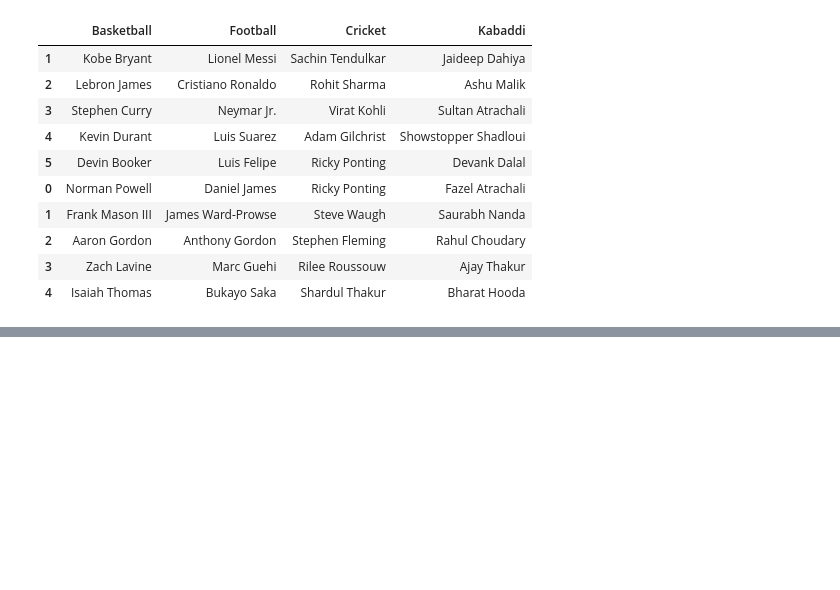
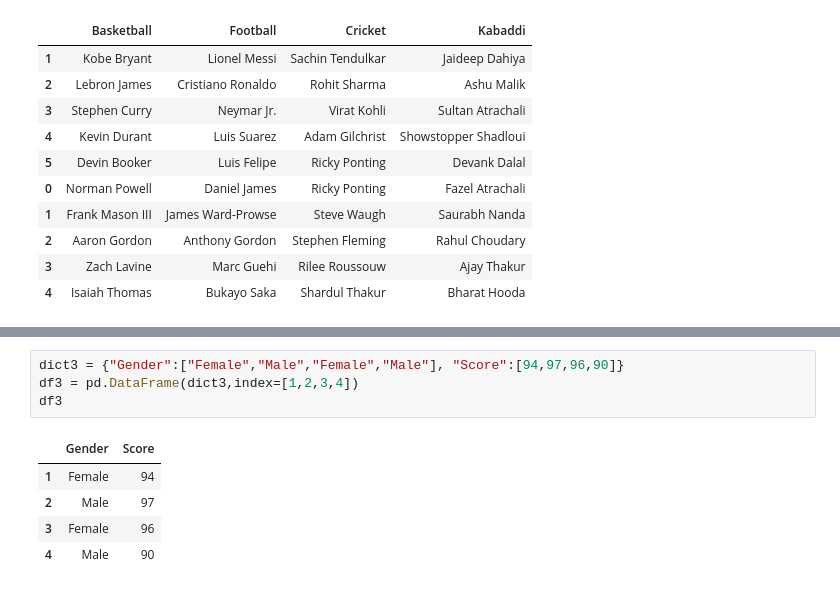
Before and after one commit to 064-breaks-stuff/Learning-Data-Analysis, a Jupyter notebook: python.ipynb, the cells around one changed output, grey strips where cells are left out. Cells and saved outputs as stored; diff of their text form; blank space fills up the shorter version.

```diff
--- a/python.ipynb
+++ b/python.ipynb
@@ -318,3 +318,13 @@ pd.concat([df1,df2],axis=1)
 | 4 | Kevin Durant | Luis Suarez | Adam Gilchrist | Showstopper Shadloui | Isaiah Thomas | Bukayo Saka | Shardul Thakur | Bharat Hooda |
 | 5 | Devin Booker | Luis Felipe | Ricky Ponting | Devank Dalal | NaN | NaN | NaN | NaN |
 | 0 | NaN | NaN | NaN | NaN | Norman Powell | Daniel James | Ricky Ponting | Fazel Atrachali |
+# %%
+dict3 = {"Gender":["Female","Male","Female","Male"], "Score":[94,97,96,90]}
+df3 = pd.DataFrame(dict3,index=[1,2,3,4])
+df3
+# %% [output]
+|  | Gender | Score |
+| 1 | Female | 94 |
+| 2 | Male | 97 |
+| 3 | Female | 96 |
+| 4 | Male | 90 |
```
Also changed, not shown: parts of 1 cell of this notebook.
